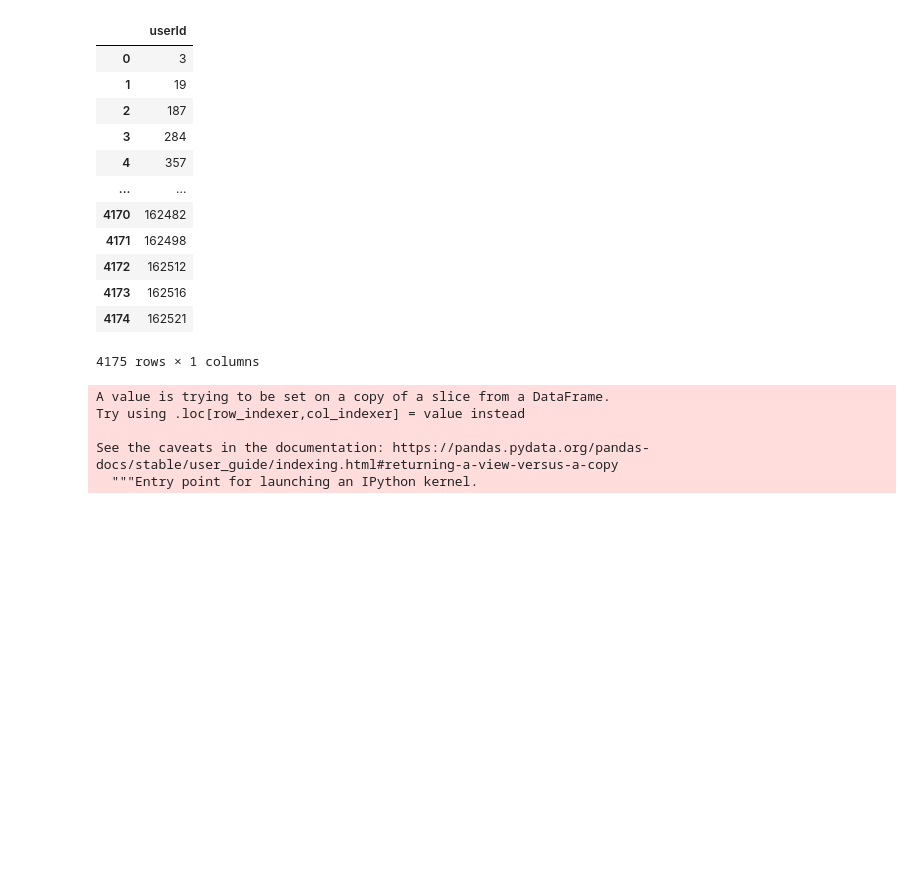
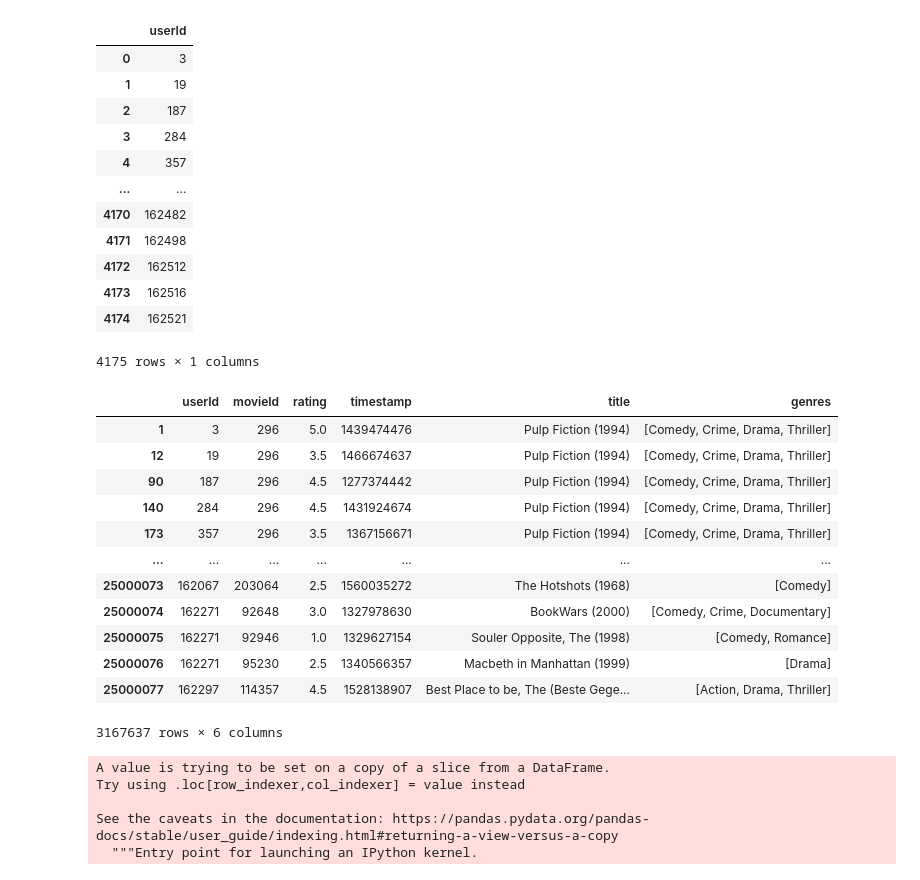
Before and after one commit to Sibu08/movierecommendation, a Jupyter notebook: MovieLens25M.ipynb, the cells around one changed output. Saved outputs shown, nothing was run; the diff lists cells and outputs as text; code cells hidden in the pictures; blank space fills up the shorter version.

```diff
--- a/MovieLens25M.ipynb
+++ b/MovieLens25M.ipynb
@@ -184,3 +108,19 @@ active_users
+# %%
+total
+# %% [output]
+|  | userId | movieId | rating | timestamp | title | genres |
+| 1 | 3 | 296 | 5.0 | 1439474476 | Pulp Fiction (1994) | [Comedy, Crime, Drama, Thriller] |
+| 12 | 19 | 296 | 3.5 | 1466674637 | Pulp Fiction (1994) | [Comedy, Crime, Drama, Thriller] |
+| 90 | 187 | 296 | 4.5 | 1277374442 | Pulp Fiction (1994) | [Comedy, Crime, Drama, Thriller] |
+| 140 | 284 | 296 | 4.5 | 1431924674 | Pulp Fiction (1994) | [Comedy, Crime, Drama, Thriller] |
+| 173 | 357 | 296 | 3.5 | 1367156671 | Pulp Fiction (1994) | [Comedy, Crime, Drama, Thriller] |
+| ... | ... | ... | ... | ... | ... | ... |
+| 25000073 | 162067 | 203064 | 2.5 | 1560035272 | The Hotshots (1968) | [Comedy] |
+| 25000074 | 162271 | 92648 | 3.0 | 1327978630 | BookWars (2000) | [Comedy, Crime, Documentary] |
+| 25000075 | 162271 | 92946 | 1.0 | 1329627154 | Souler Opposite, The (1998) | [Comedy, Romance] |
+| 25000076 | 162271 | 95230 | 2.5 | 1340566357 | Macbeth in Manhattan (1999) | [Drama] |
+| 25000077 | 162297 | 114357 | 4.5 | 1528138907 | Best Place to be, The (Beste Gege... | [Action, Drama, Thriller] |
+3167637 rows × 6 columns
 # %%
 movie_ids = pd.read_csv('/content/drive/My Drive/DS Project 20M/ActiveMovies.csv')
 # %%
```
Also changed, not shown: parts of 72 cells of this notebook.
